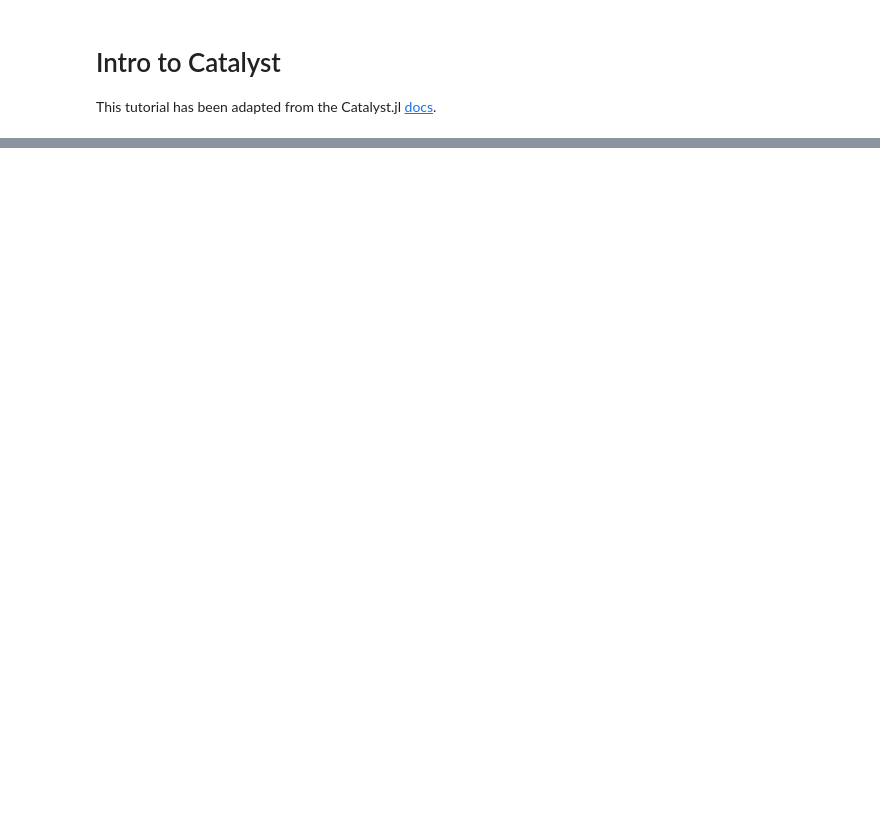
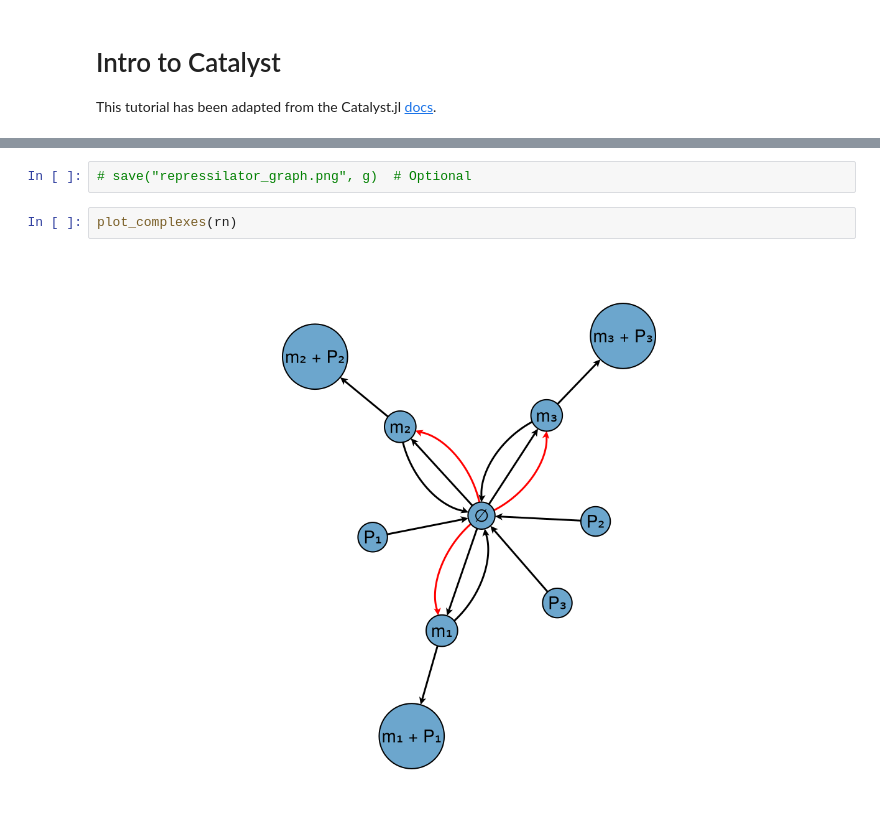
Before and after one commit to jedforrest/JuliaTutorials, a Jupyter notebook: Tutorial2.ipynb, the cells around one changed output, grey strips where cells are left out. Cells and saved outputs as stored; diff of their text form; blank space fills up the shorter version.

```diff
--- a/Tutorial2.ipynb
+++ b/Tutorial2.ipynb
@@ -29,0 +194,6 @@ using Plots
+# %%
+# save("repressilator_graph.png", g)  # Optional
+# %%
+plot_complexes(rn)
+# %% [output]
+[figure, added]
```
Also changed, not shown: parts of 28 cells of this notebook, 3 other files.
